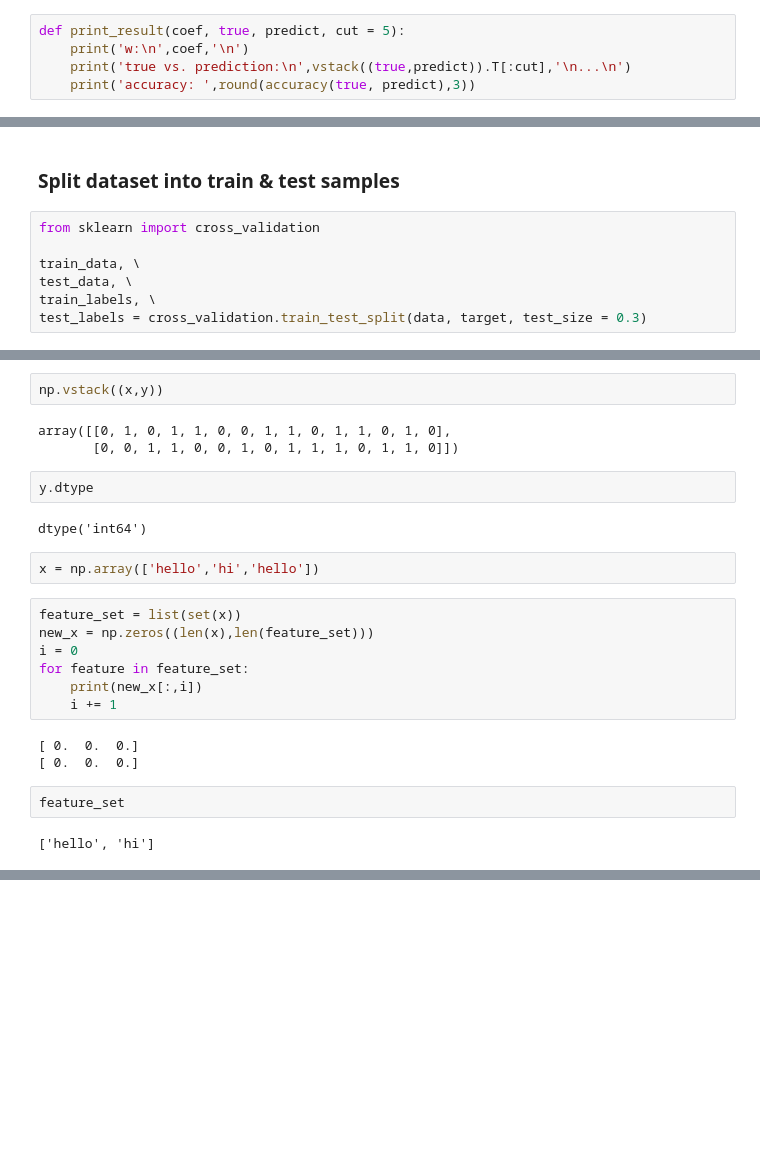
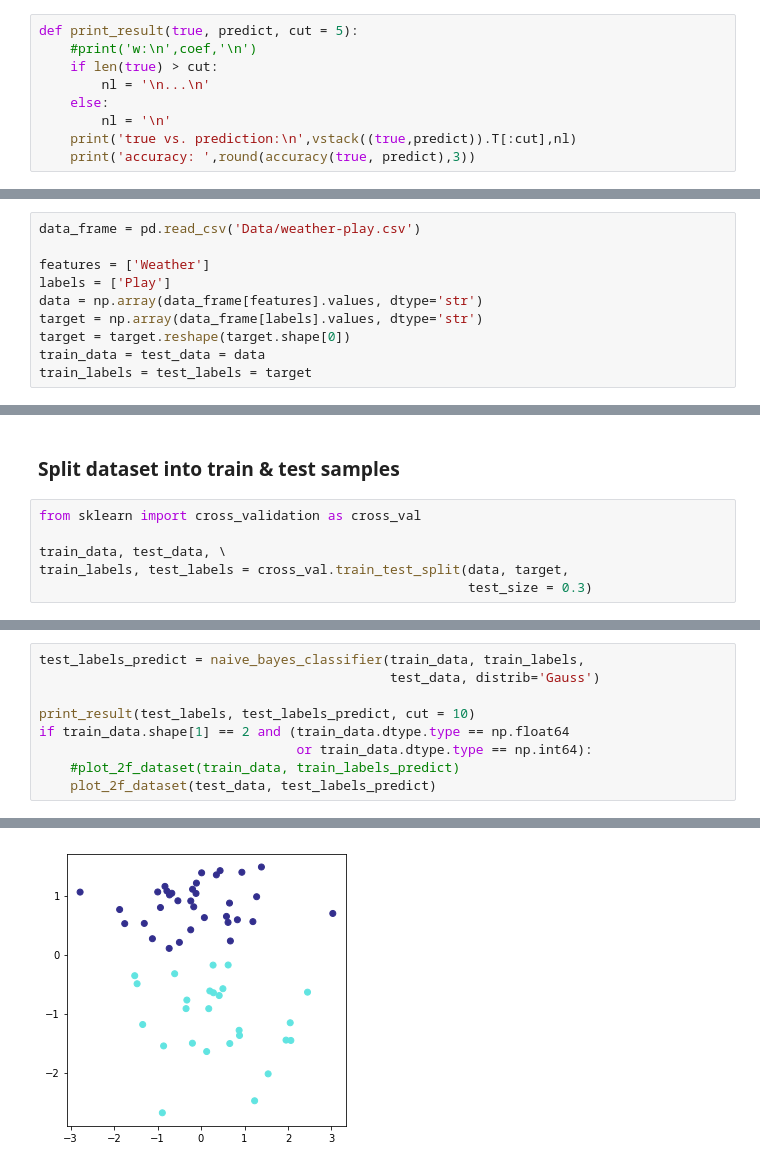
Before and after one commit to Antonyo314/dru-ML-algorithms, a Jupyter notebook: 3. NaiveBayesClassifier.ipynb, the cells around one changed output, grey strips where cells are left out. Drawn from its saved outputs; the diff is of its cells as text; blank space fills up the shorter version.

Commit message:
Naive Bayes Classifier implementation v1.0

```diff
--- a/3. NaiveBayesClassifier.ipynb
+++ b/3. NaiveBayesClassifier.ipynb
@@ -32,5 +115,9 @@ def plot_2d_dataset_class(data, colors=None): #data = [features, target]
 # %%
-def print_result(coef, true, predict, cut = 5):
-    print('w:\n',coef,'\n')
-    print('true vs. prediction:\n',vstack((true,predict)).T[:cut],'\n...\n')
+def print_result(true, predict, cut = 5):
+    #print('w:\n',coef,'\n')
+    if len(true) > cut:
+        nl = '\n...\n'
+    else:
+        nl = '\n'
+    print('true vs. prediction:\n',vstack((true,predict)).T[:cut],nl)
     print('accuracy: ',round(accuracy(true, predict),3))
@@ -64,0 +128,10 @@ def plot_for_two_feature(data, labels, w, title, mean_std = True):
+# %%
+data_frame = pd.read_csv('Data/weather-play.csv')
+
+features = ['Weather']
+labels = ['Play']
+data = np.array(data_frame[features].values, dtype='str')
+target = np.array(data_frame[labels].values, dtype='str')
+target = target.reshape(target.shape[0])
+train_data = test_data = data
+train_labels = test_labels = target
@@ -82,12 +199,11 @@ plt.show()
 # %% [markdown]
 ### Split dataset into train & test samples
 # %%
-from sklearn import cross_validation
+from sklearn import cross_validation as cross_val
 
-train_data, \
-test_data, \
-train_labels, \
-test_labels = cross_validation.train_test_split(data, target, test_size = 0.3)
+train_data, test_data, \
+train_labels, test_labels = cross_val.train_test_split(data, target,
+                                                       test_size = 0.3)
 # %%
 print('train_data: \n',train_data[:5],'\n...\n')
 print('train_labels: \n',train_labels[:5],'...')
@@ -172,25 +223,10 @@ a_posteriori_probab(x,y,'bin')
-# %%
-np.vstack((x,y))
-# %% [output]
-array([[0, 1, 0, 1, 1, 0, 0, 1, 1, 0, 1, 1, 0, 1, 0],
-       [0, 0, 1, 1, 0, 0, 1, 0, 1, 1, 1, 0, 1, 1, 0]])
-# %%
-y.dtype
-# %% [output]
-dtype('int64')
-# %%
-x = np.array(['hello','hi','hello'])
-# %%
-feature_set = list(set(x))
-new_x = np.zeros((len(x),len(feature_set)))
-i = 0
-for feature in feature_set:
-    print(new_x[:,i])
-    i += 1
-# %% [output]
-[ 0.  0.  0.]
-[ 0.  0.  0.]
-# %%
-feature_set
-# %% [output]
-['hello', 'hi']
+# %%
+test_labels_predict = naive_bayes_classifier(train_data, train_labels,
+                                             test_data, distrib='Gauss')
+
+print_result(test_labels, test_labels_predict, cut = 10)
+if train_data.shape[1] == 2 and (train_data.dtype.type == np.float64
+                                 or train_data.dtype.type == np.int64):
+    #plot_2f_dataset(train_data, train_labels_predict)
+    plot_2f_dataset(test_data, test_labels_predict)
+# %% [output]
@@ -196,0 +247 @@ feature_set
+[figure, added]
```
Also changed, not shown: parts of 24 cells of this notebook.
